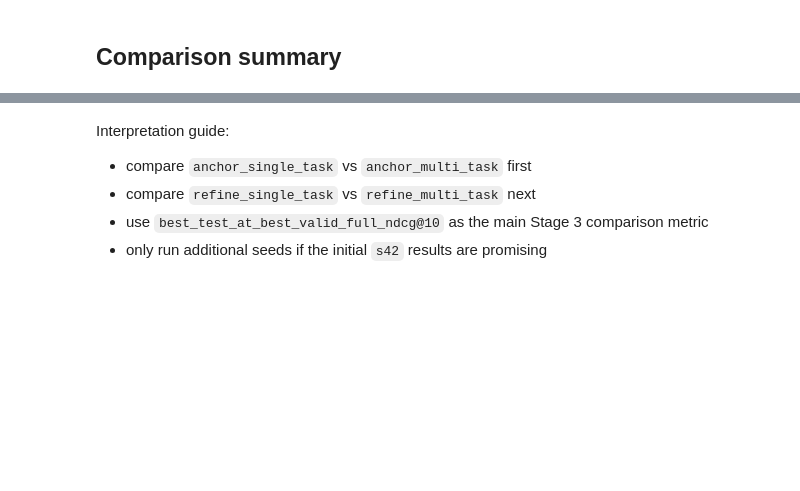
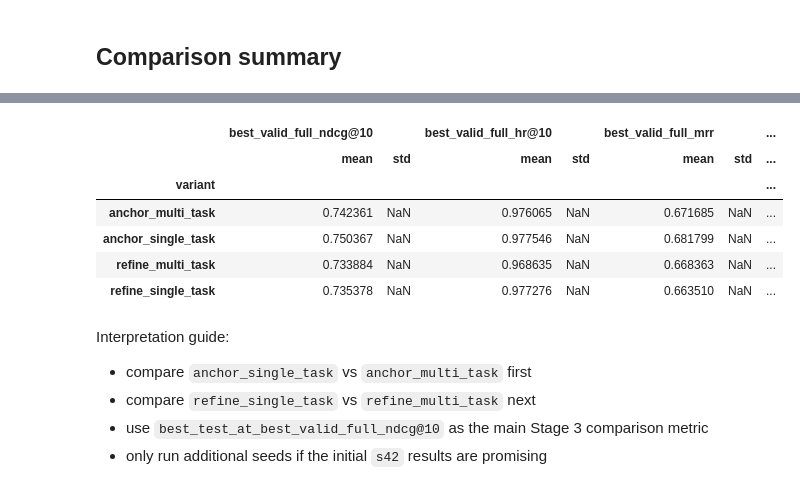
Before and after one commit to hwbuzz/time-aware-behavior-prediction, a Jupyter notebook: notebooks/sasrec_stage3_bpi2012_colab_train_01_260531.ipynb, the cells around one changed output, grey strips where cells are left out. Saved outputs shown, nothing was run; the diff lists cells and outputs as text; code cells hidden in the pictures; blank space fills up the shorter version.

```diff
--- a/notebooks/sasrec_stage3_bpi2012_colab_train_01_260531.ipynb
+++ b/notebooks/sasrec_stage3_bpi2012_colab_train_01_260531.ipynb
@@ -412,13 +518,21 @@ df_compare[[
 # %%
 summary_compare = df_compare.groupby('variant')[[
     'best_valid_full_ndcg@10', 'best_valid_full_hr@10', 'best_valid_full_mrr',
     'best_test_at_best_valid_full_ndcg@10', 'best_test_at_best_valid_full_hr@10', 'best_test_at_best_valid_full_mrr',
-    'best_valid_shared_accuracy', 'best_valid_shared_macro_f1', 'best_valid_shared_top5_accuracy', 'best_valid_shared_top10_accuracy',
-    'best_test_at_best_valid_shared_accuracy', 'best_test_at_best_valid_shared_macro_f1', 'best_test_at_best_valid_shared_top5_accuracy', 'best_test_at_best_valid_shared_top10_accuracy',
-    'best_valid_shared_time_mae', 'best_valid_shared_time_rmse', 'best_valid_shared_time_median_ae',
-    'best_test_at_best_valid_shared_time_mae', 'best_test_at_best_valid_shared_time_rmse', 'best_test_at_best_valid_shared_time_median_ae',
+    'best_valid_accuracy', 'best_valid_macro_f1', 'best_valid_top5_accuracy', 'best_valid_top10_accuracy',
+    'best_test_at_best_valid_accuracy', 'best_test_at_best_valid_macro_f1', 'best_test_at_best_valid_top5_accuracy', 'best_test_at_best_valid_top10_accuracy',
+    'best_valid_time_mae', 'best_valid_time_rmse', 'best_valid_time_median_ae',
+    'best_test_at_best_valid_time_mae', 'best_test_at_best_valid_time_rmse', 'best_test_at_best_valid_time_median_ae',
 ]].agg(['mean', 'std'])
 summary_compare
+# %% [output]
+|  | best_valid_full_ndcg@10 |  | best_valid_full_hr@10 |  | best_valid_full_mrr |  | ... |
+|  | mean | std | mean | std | mean | std | ... |
+| variant |  |  |  |  |  |  | ... |
+| anchor_multi_task | 0.742361 | NaN | 0.976065 | NaN | 0.671685 | NaN | ... |
+| anchor_single_task | 0.750367 | NaN | 0.977546 | NaN | 0.681799 | NaN | ... |
+| refine_multi_task | 0.733884 | NaN | 0.968635 | NaN | 0.668363 | NaN | ... |
+| refine_single_task | 0.735378 | NaN | 0.977276 | NaN | 0.663510 | NaN | ... |
 # %% [markdown]
 Interpretation guide:
 - compare `anchor_single_task` vs `anchor_multi_task` first
```
Also changed, not shown: parts of 14 cells of this notebook, 5 other files.
